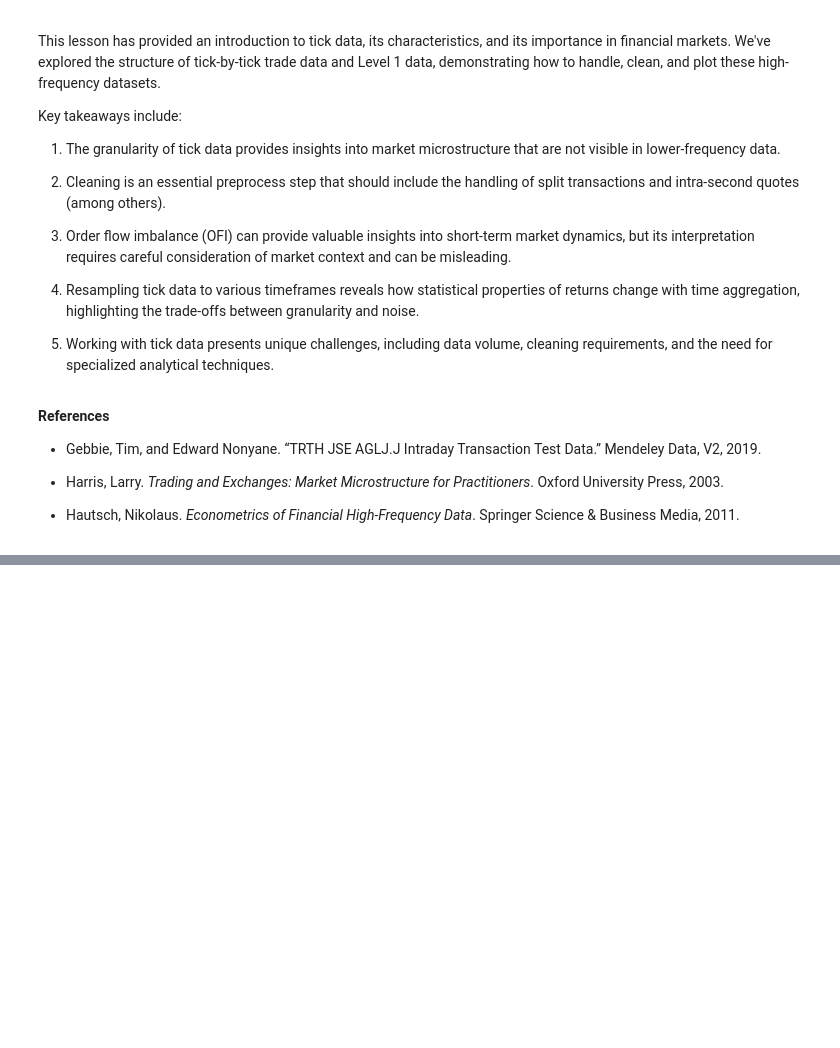
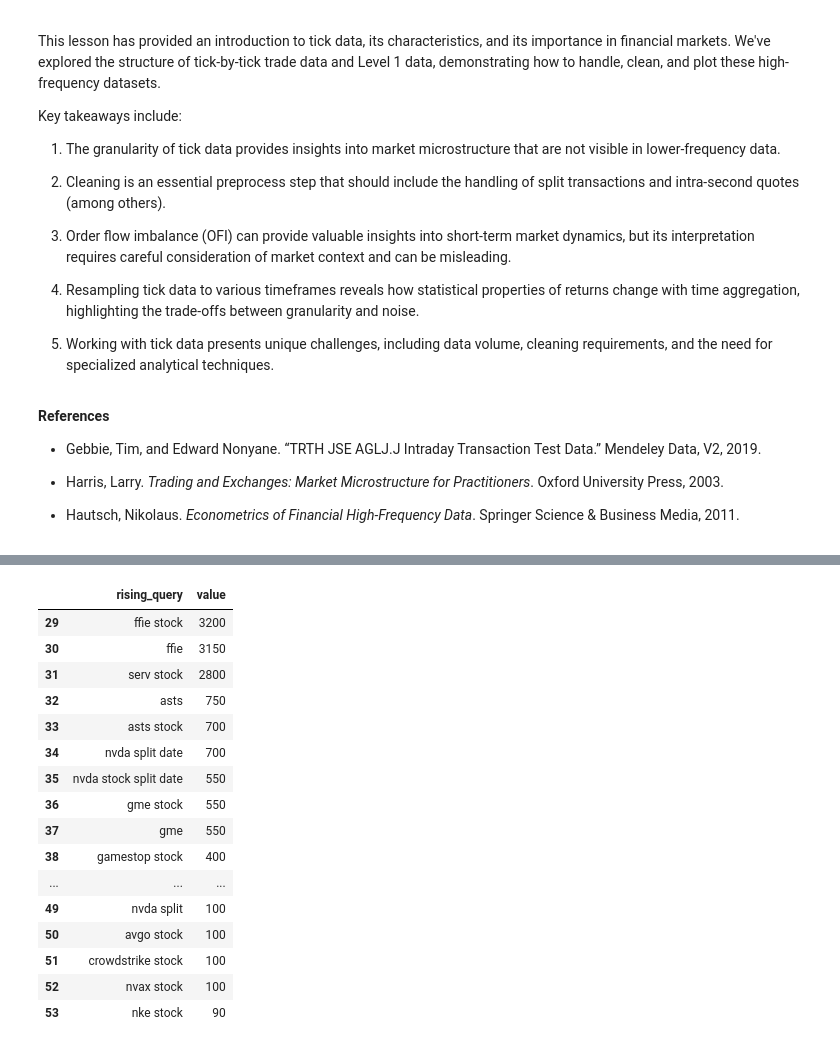
Before and after one commit to sheldcoop/QuantPrep, a Jupyter notebook: Finanical_Data_WQU.ipynb, the cells around one changed output, grey strips where cells are left out. Saved outputs shown, nothing was run; the diff lists cells and outputs as text; code cells hidden in the pictures; blank space fills up the shorter version.

```diff
--- a/Finanical_Data_WQU.ipynb
+++ b/Finanical_Data_WQU.ipynb
@@ -4075,0 +5395,33 @@ Key takeaways include:
+# %%
+# Extract rising queries
+queries_rising = df.iloc[rising_start:rising_end].copy()
+queries_rising = queries_rising.rename(columns={queries_rising.columns[0]: 'rising_queries'})
+
+# Split the 'rising_queries' column aon the first comma
+queries_rising[['rising_query', 'value']] = queries_rising['rising_queries'].str.split(',', n=1, expand=True)
+queries_rising = queries_rising[['rising_query', 'value']]
+
+# Clean the 'value' column
+queries_rising['value'] = queries_rising['value'].str.replace(r'[^0-9.-]', '', regex=True)  # Keep only numbers, dots, and minus signs
+queries_rising.loc[:, 'value'] = pd.to_numeric(queries_rising['value'], errors='coerce')  # Convert to numeric
+
+# Display 'rising_queries'
+queries_rising
+# %% [output]
+|  | rising_query | value |
+| 29 | ffie stock | 3200 |
+| 30 | ffie | 3150 |
+| 31 | serv stock | 2800 |
+| 32 | asts | 750 |
+| 33 | asts stock | 700 |
+| 34 | nvda split date | 700 |
+| 35 | nvda stock split date | 550 |
+| 36 | gme stock | 550 |
+| 37 | gme | 550 |
+| 38 | gamestop stock | 400 |
+| ... | ... | ... |
+| 49 | nvda split | 100 |
+| 50 | avgo stock | 100 |
+| 51 | crowdstrike stock | 100 |
+| 52 | nvax stock | 100 |
+| 53 | nke stock | 90 |
```
Also changed, not shown: parts of 108 cells of this notebook.
